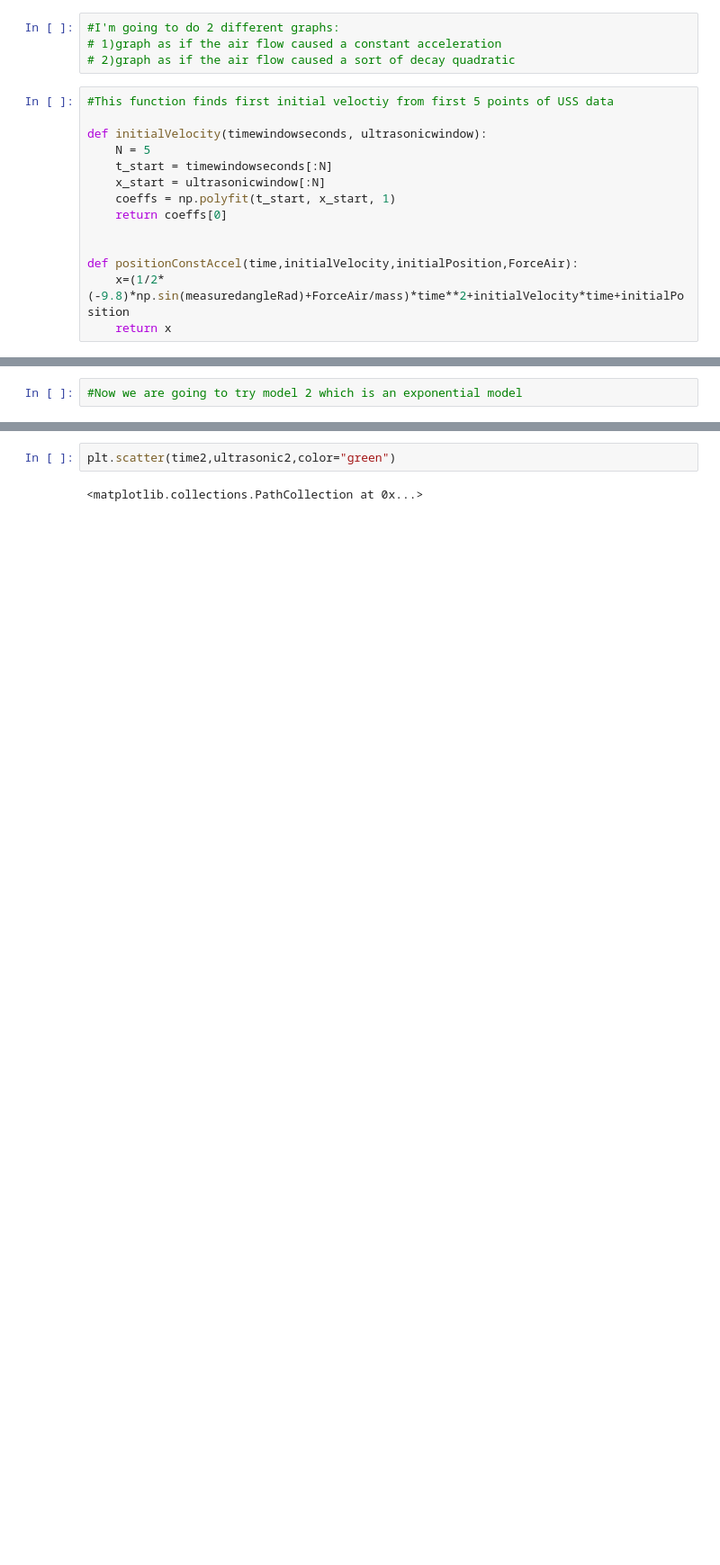
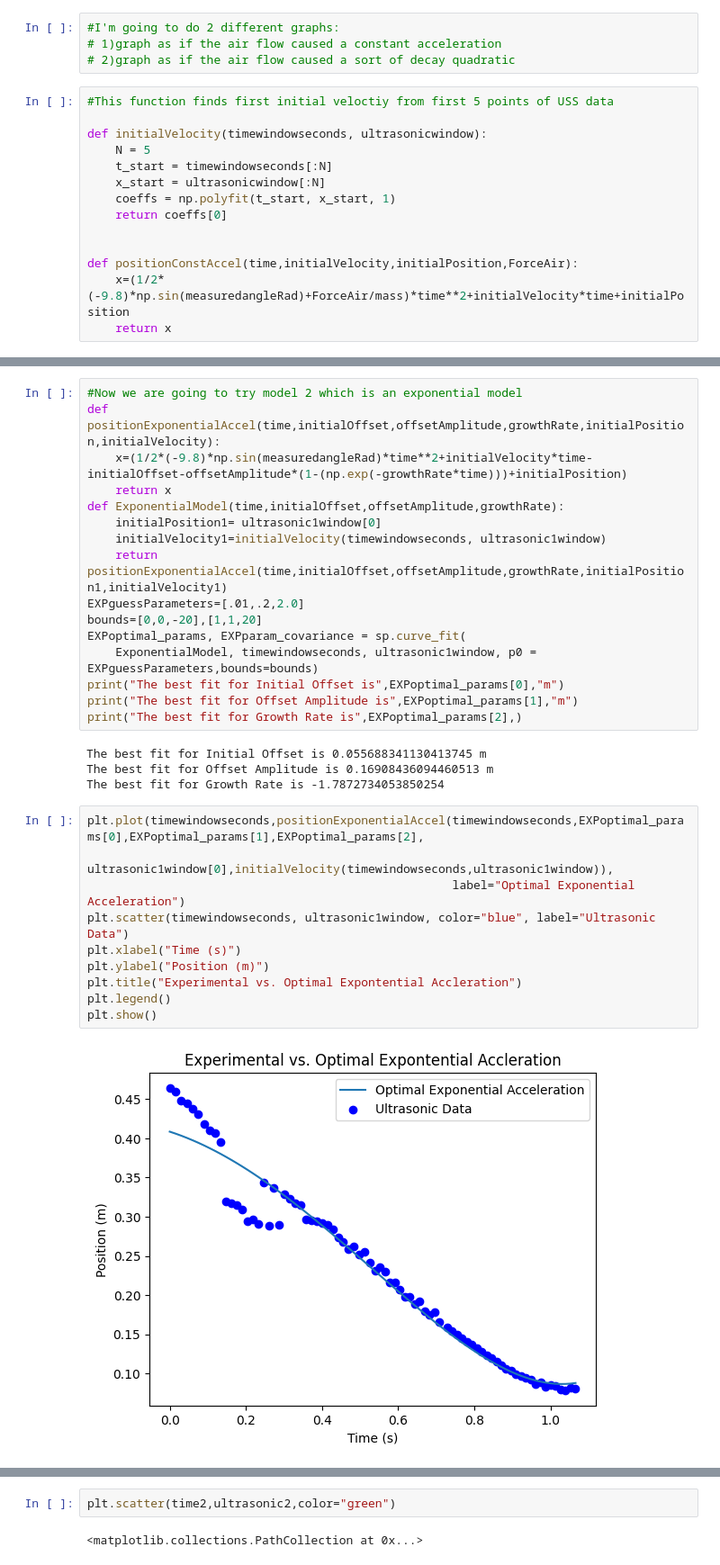
Before and after one commit to leo-c1/4al-final, a Jupyter notebook: DATAANAL.ipynb, the cells around one changed output, grey strips where cells are left out. Shown: that part at 90% size. Drawn from its saved outputs; the diff is of its cells as text; blank space fills up the shorter version.

```diff
--- a/DATAANAL.ipynb
+++ b/DATAANAL.ipynb
@@ -304,2 +308,32 @@ plt.scatter(timewindowseconds, ultrasonic1window, color="blue", label="Ultrasoni
 # %%
 #Now we are going to try model 2 which is an exponential model
+def positionExponentialAccel(time,initialOffset,offsetAmplitude,growthRate,initialPosition,initialVelocity):
+    x=(1/2*(-9.8)*np.sin(measuredangleRad)*time**2+initialVelocity*time-initialOffset-offsetAmplitude*(1-(np.exp(-growthRate*time)))+initialPosition)
+    return x
+def ExponentialModel(time,initialOffset,offsetAmplitude,growthRate):
+    initialPosition1= ultrasonic1window[0]
+    initialVelocity1=initialVelocity(timewindowseconds, ultrasonic1window)
+    return positionExponentialAccel(time,initialOffset,offsetAmplitude,growthRate,initialPosition1,initialVelocity1)
+EXPguessParameters=[.01,.2,2.0]
+bounds=[0,0,-20],[1,1,20]
+EXPoptimal_params, EXPparam_covariance = sp.curve_fit(
+    ExponentialModel, timewindowseconds, ultrasonic1window, p0 = EXPguessParameters,bounds=bounds)
+print("The best fit for Initial Offset is",EXPoptimal_params[0],"m")
+print("The best fit for Offset Amplitude is",EXPoptimal_params[1],"m")
+print("The best fit for Growth Rate is",EXPoptimal_params[2],)
+# %% [output]
+The best fit for Initial Offset is 0.055688341130413745 m
+The best fit for Offset Amplitude is 0.16908436094460513 m
+The best fit for Growth Rate is -1.7872734053850254
+# %%
+plt.plot(timewindowseconds,positionExponentialAccel(timewindowseconds,EXPoptimal_params[0],EXPoptimal_params[1],EXPoptimal_params[2],
+                                                    ultrasonic1window[0],initialVelocity(timewindowseconds,ultrasonic1window)),
+                                                    label="Optimal Exponential Acceleration")
+plt.scatter(timewindowseconds, ultrasonic1window, color="blue", label="Ultrasonic Data")
+plt.xlabel("Time (s)")
+plt.ylabel("Position (m)")
+plt.title("Experimental vs. Optimal Expontential Accleration")
+plt.legend()
+plt.show()
+# %% [output]
+[figure, added]
```
Also changed, not shown: parts of 9 cells of this notebook.
